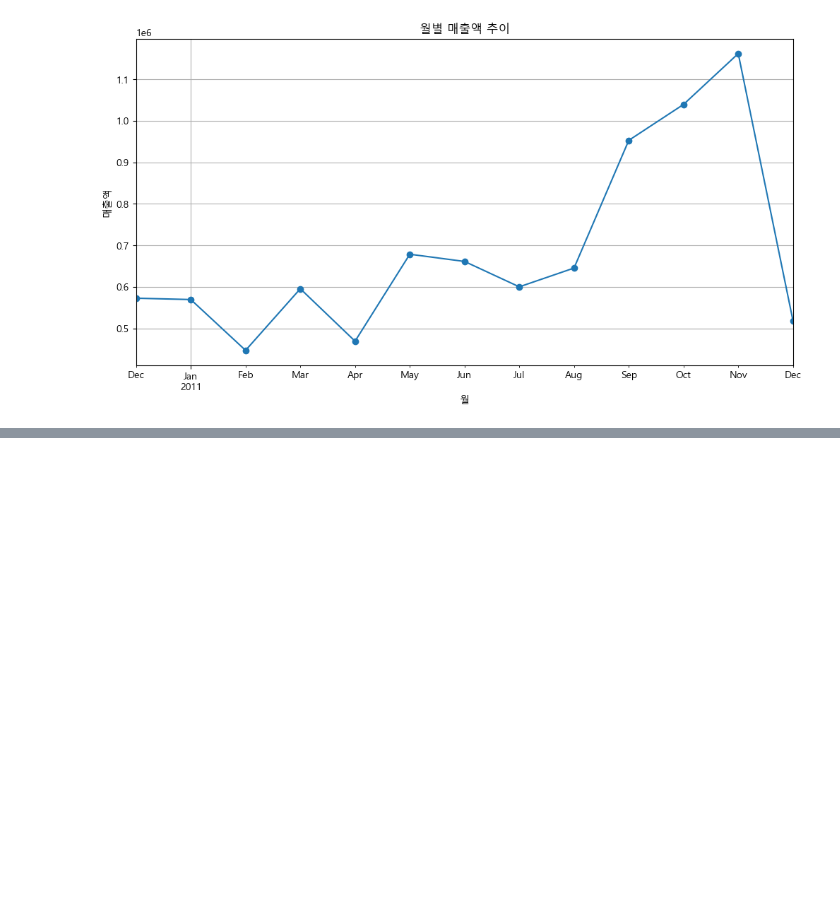
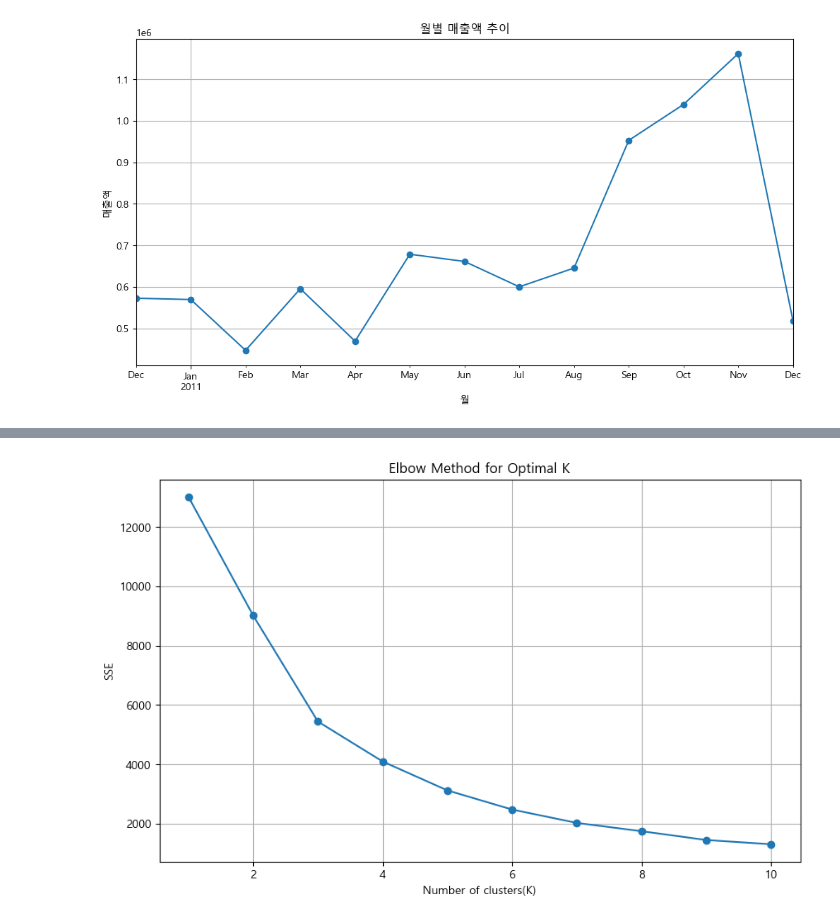
Before and after one commit to kwsahe/customer-segmentation-rfm, a Jupyter notebook: RFM_Analysis.ipynb, the cells around one changed output, grey strips where cells are left out. Saved outputs shown, nothing was run; the diff lists cells and outputs as text; code cells hidden in the pictures; blank space fills up the shorter version.

```diff
--- a/RFM_Analysis.ipynb
+++ b/RFM_Analysis.ipynb
@@ -134,0 +131,6 @@ check
+# %%
+import datetime as dt
+
+# 마지막 거래일 + 1일
+snapshot_date = df['InvoiceDate'].max() + dt.timedelta(days=1)
+print(f"분석 기준 시점: {snapshot_date}")
@@ -134,0 +139,11 @@ check
+# %%
+rfm_df = df.groupby('CustomerID').agg({
+    'InvoiceDate': lambda date: (snapshot_date - date.max()).days, # Recency(최근성)
+    'InvoiceNo': 'nunique', # Frequency(빈도)
+    'TotalPrice': 'sum' # Monetary(총 구매액)
+})
+
+rfm_df.rename(columns={'InvoiceDate': 'Recency',
+                       'InvoiceNo': 'Frequency',
+                       'TotalPrice': 'Monetary'}, inplace=True)
+print(rfm_df.head())
@@ -134,0 +160,8 @@ check
+# %%
+from sklearn.preprocessing import StandardScaler
+
+scaler = StandardScaler()
+rfm_scaled = scaler.fit_transform(rfm_df) # 배열
+
+rfm_scaled_df = pd.DataFrame(rfm_scaled, index = rfm_df.index, columns = rfm_df.columns)
+print(rfm_scaled_df.head())
@@ -134,0 +176,18 @@ check
+# %%
+from sklearn.cluster import KMeans
+
+sse=[]
+for k in range(1, 11):
+    kmeans = KMeans(n_clusters=k, random_state=42, n_init=10)
+    kmeans.fit(rfm_scaled_df)
+    sse.append(kmeans.inertia_)
+
+plt.figure(figsize=(10, 6))
+plt.plot(range(1, 11), sse, marker='o')
+plt.title('Elbow Method for Optimal K')
+plt.xlabel('Number of clusters(K)')
+plt.ylabel('SSE')
+plt.grid(True)
+plt.show()
+# %% [output]
+[figure, added]
```
Also changed, not shown: parts of 17 cells of this notebook, 1 other file.
